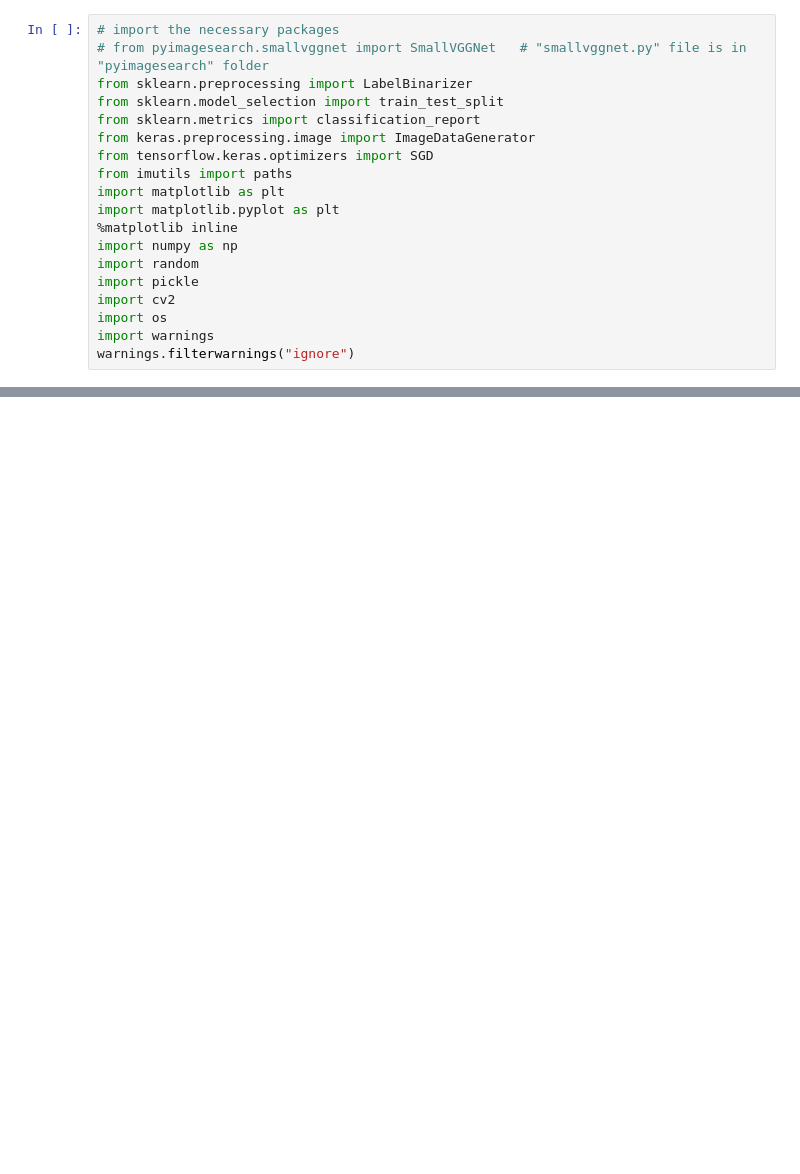
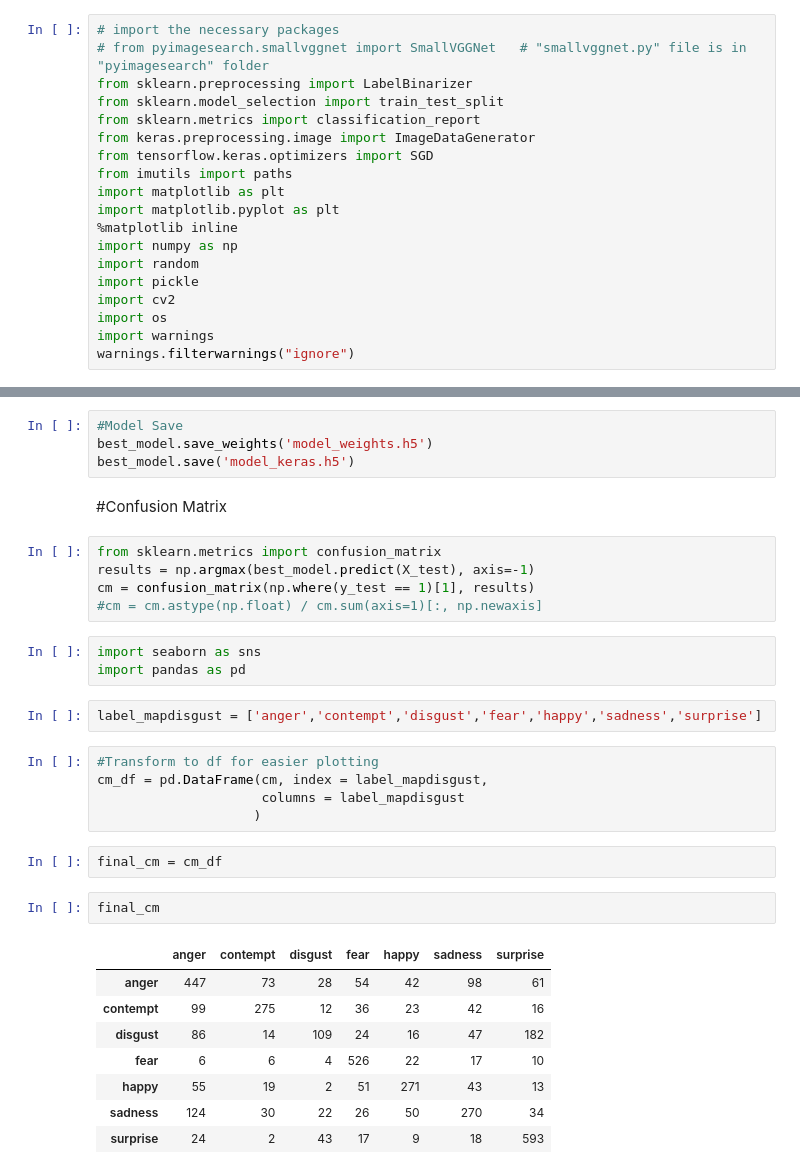
Before and after one commit to 6210612724/deep_learing, a Jupyter notebook: CNN.ipynb, the cells around one changed output, grey strips where cells are left out. Drawn from its saved outputs; the diff is of its cells as text; blank space fills up the shorter version.

```diff
--- a/CNN.ipynb
+++ b/CNN.ipynb
@@ -447,0 +274,34 @@ print("Accuracy score is", score[1])
+# %%
+#Model Save
+best_model.save_weights('model_weights.h5')
+best_model.save('model_keras.h5')
+# %% [markdown]
+#Confusion Matrix
+# %%
+from sklearn.metrics import confusion_matrix
+results = np.argmax(best_model.predict(X_test), axis=-1)
+cm = confusion_matrix(np.where(y_test == 1)[1], results)
+#cm = cm.astype(np.float) / cm.sum(axis=1)[:, np.newaxis]
+# %%
+import seaborn as sns
+import pandas as pd
+# %%
+label_mapdisgust = ['anger','contempt','disgust','fear','happy','sadness','surprise']
+# %%
+#Transform to df for easier plotting
+cm_df = pd.DataFrame(cm, index = label_mapdisgust,
+                     columns = label_mapdisgust
+                    )
+# %%
+final_cm = cm_df
+# %%
+final_cm
+# %% [output]
+|  | anger | contempt | disgust | fear | happy | sadness | surprise |
+| anger | 447 | 73 | 28 | 54 | 42 | 98 | 61 |
+| contempt | 99 | 275 | 12 | 36 | 23 | 42 | 16 |
+| disgust | 86 | 14 | 109 | 24 | 16 | 47 | 182 |
+| fear | 6 | 6 | 4 | 526 | 22 | 17 | 10 |
+| happy | 55 | 19 | 2 | 51 | 271 | 43 | 13 |
+| sadness | 124 | 30 | 22 | 26 | 50 | 270 | 34 |
+| surprise | 24 | 2 | 43 | 17 | 9 | 18 | 593 |
```
Also changed, not shown: parts of 49 cells of this notebook.
